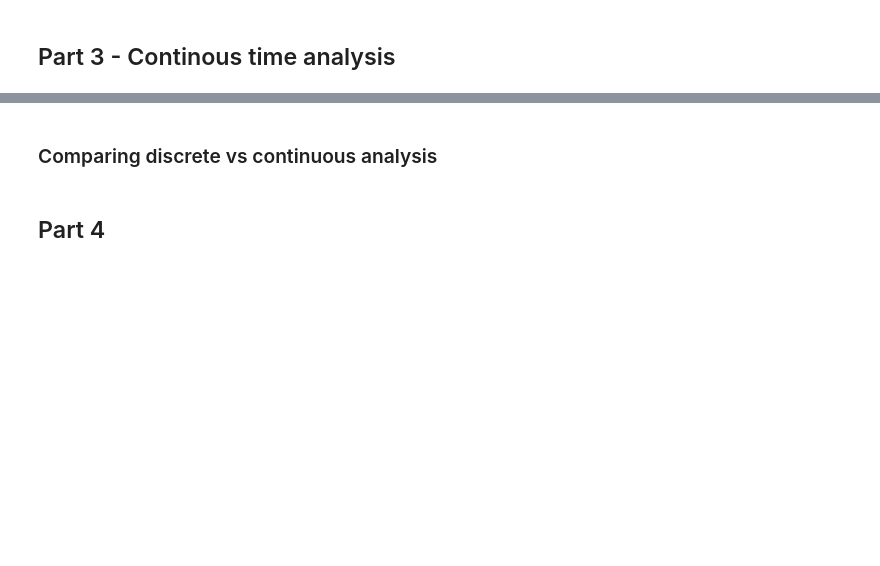
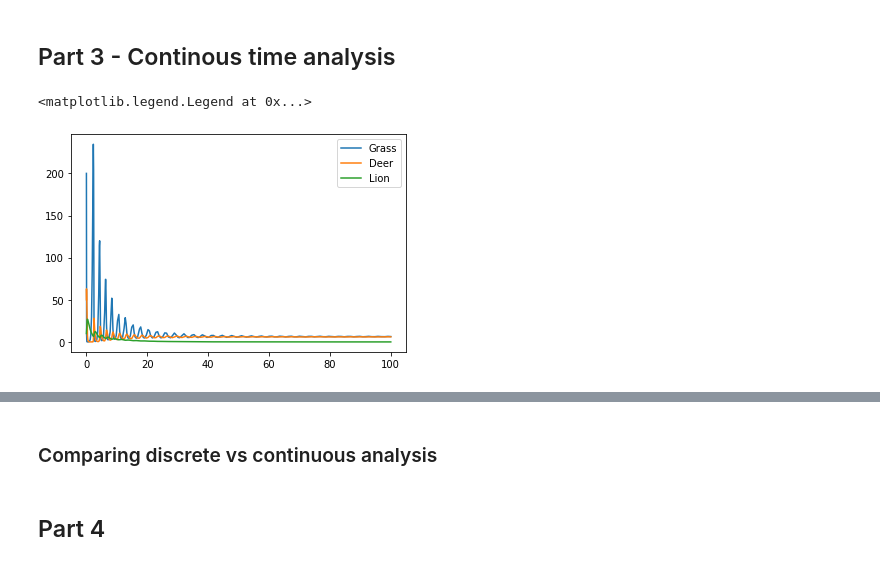
Before and after one commit to Rishi-Bidani/FIT3139, a Jupyter notebook: assignment2/assignment.ipynb, the cells around one changed output, grey strips where cells are left out. Drawn from its saved outputs; the diff is of its cells as text; code cells hidden in the pictures; blank space fills up the shorter version.

```diff
--- a/assignment2/assignment.ipynb
+++ b/assignment2/assignment.ipynb
@@ -161,19 +143,46 @@ def generate_lotka_volterra(alpha, beta, k, gamma, delta, epsilon, mu, eta, thet
 
     return ddt
 # %%
-natural_growth = 0.5
-death_hunted = 1.5
+# natural_growth = 0.8
+# death_hunted = 1.5
 
-alpha = natural_growth         # growth rate of grass
-beta = 0.1                          #
-k = 100                            # max value
-gamma = natural_growth / 10         # growth rate of deer by grazing grass
-delta = 0.4                        # death rate of deer
-epsilon = 0.02                      # death rate of deer by being hunted by lion
-mu = 0.04                           #
-eta = natural_growth / 64          #
-theta = -1.1
+# alpha = natural_growth         # growth rate of grass
+# beta = 0.1                          #
+# k = 100                            # max value
+# gamma = natural_growth / 10         # growth rate of deer by grazing grass
+# delta = 0.2                        # death rate of deer
+# epsilon = 0.02                      # death rate of deer by being hunted by lion
+# mu = 0.04                           #
+# eta = natural_growth / 64          #
+# theta = 0.02
+
+GROWTH_NATURAL = 5.5
+DEATH_HUNTED = 1
+DEDATH_NATURAL = 350
+
+alpha = GROWTH_NATURAL  # growth rate of grass
+beta = 0.9 * DEATH_HUNTED  #
+k = DEDATH_NATURAL  # max value
+gamma = 0.02 * GROWTH_NATURAL  # growth rate of deer by grazing grass
+delta = 0.002 * DEDATH_NATURAL  # death rate of deer
+epsilon = 0.3 * DEATH_HUNTED  # death rate of deer by being hunted by lion
+mu = 0.0002 * DEDATH_NATURAL  #
+eta = 0.02 * GROWTH_NATURAL  #
+theta = 0.002 * DEDATH_NATURAL
 
 
 x0 = np.array([200, 50, 10])
 LV1 = generate_lotka_volterra(alpha, beta, k, gamma, delta, epsilon, mu, eta, theta)
+sol = solve_ivp(fun=LV1, y0=x0, t_span=(0, 100), method="RK45")
+t = sol.t
+x = sol.y[0]
+y = sol.y[1]
+z = sol.y[2]
+
+plt.plot(t, x, label="Grass")
+plt.plot(t, y, label="Deer")
+plt.plot(t, z, label="Lion")
+plt.legend()
+# %% [output]
+<matplotlib.legend.Legend at 0x...>
+[figure, added]
```
Also changed, not shown: parts of 15 cells of this notebook.
